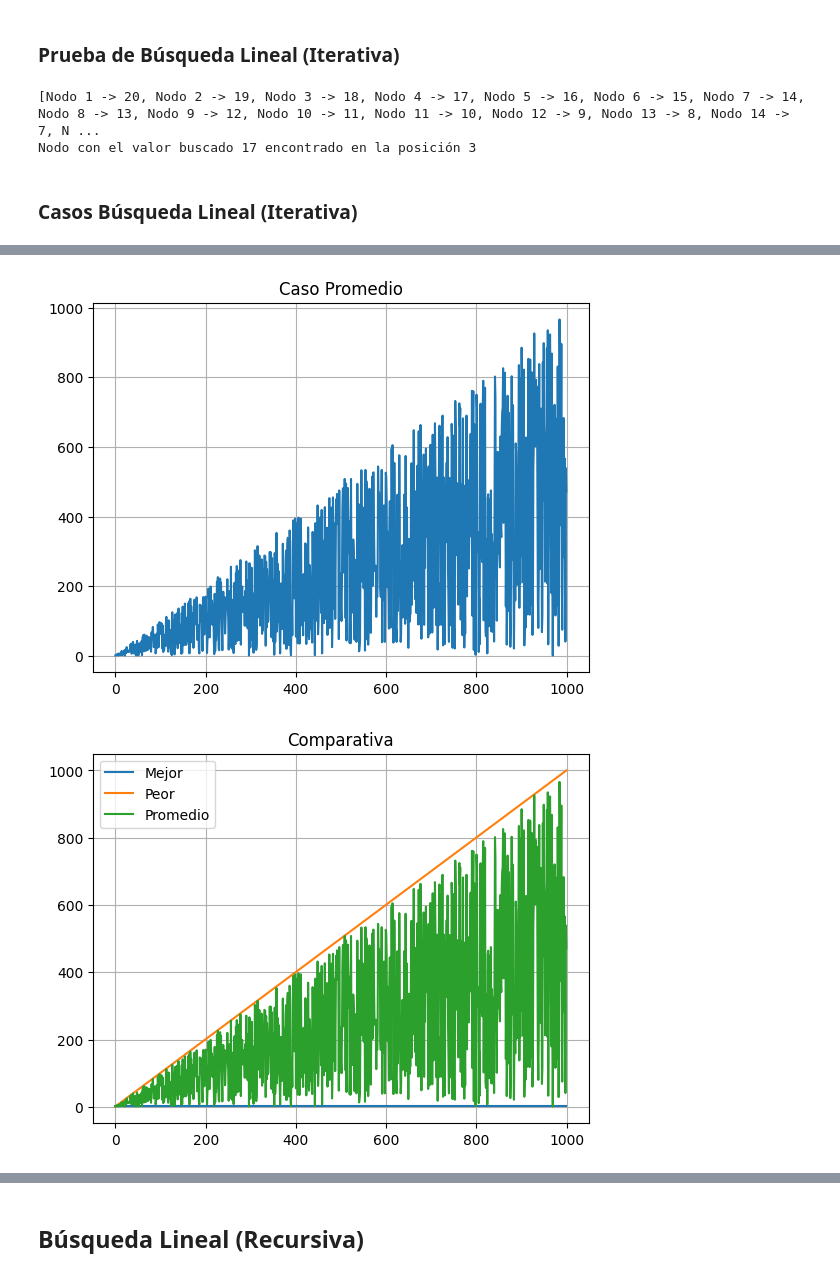
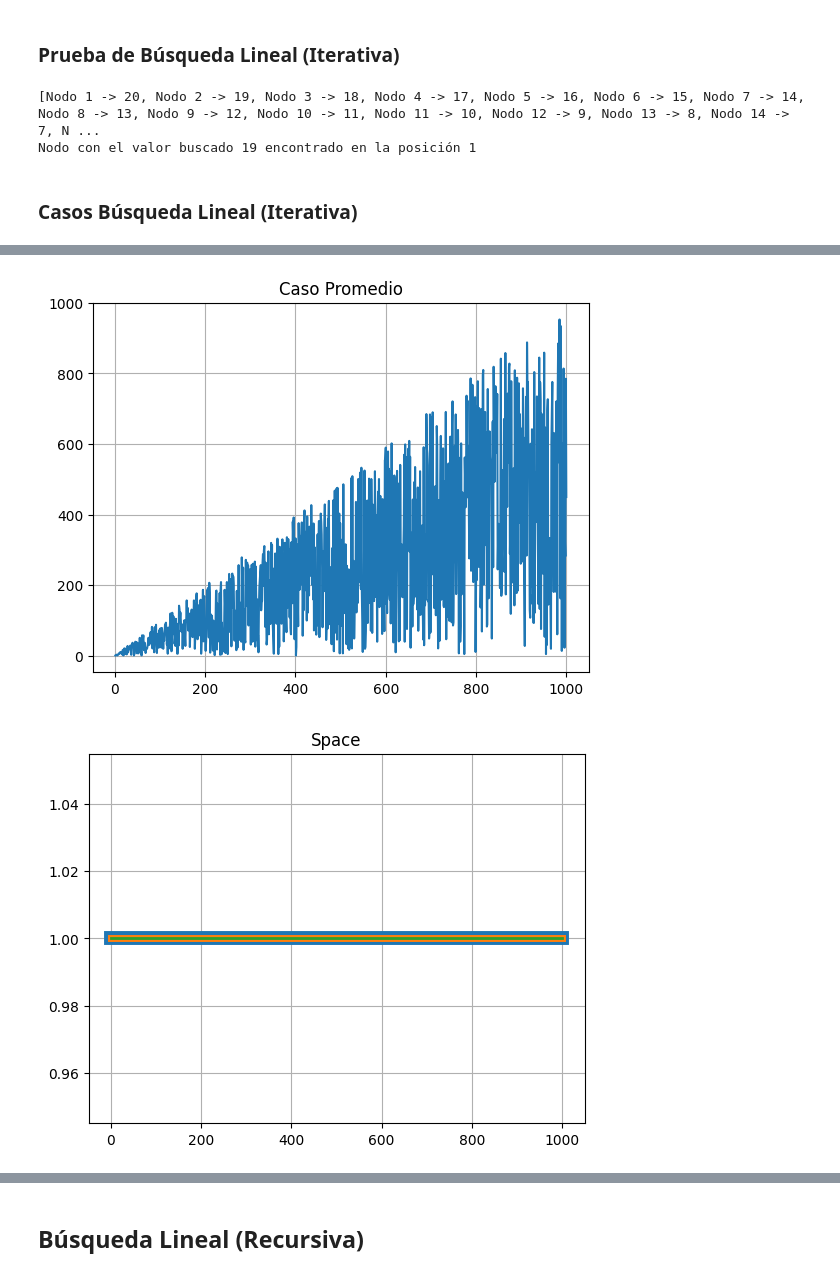
Before and after one commit to amglezb/EDA-II, a Jupyter notebook: GONZALEZ_BARRAGAN-PRACTICA_4/practica4.ipynb, the cells around one changed output, grey strips where cells are left out. Cells and saved outputs as stored; diff of their text form; code cells hidden in the pictures.

```diff
--- a/GONZALEZ_BARRAGAN-PRACTICA_4/practica4.ipynb
+++ b/GONZALEZ_BARRAGAN-PRACTICA_4/practica4.ipynb
@@ -52,51 +118,67 @@ def linear_search_iterative(arr, sought):
 MAX = 20
 arr = create_node_arr(MAX, 1, 0, MAX)
 sought = random.randint(0, MAX)
-index, time = linear_search_iterative(arr, sought)
+index, time, space = linear_search_iterative(arr, sought)
 print(arr)
 print("Nodo con el valor buscado", sought, "encontrado en la posición", index)
 # %% [output]
 [Nodo 1 -> 20, Nodo 2 -> 19, Nodo 3 -> 18, Nodo 4 -> 17, Nodo 5 -> 16, Nodo 6 -> 15, Nodo 7 -> 14, Nodo 8 -> 13, Nodo 9 -> 12, Nodo 10 -> 11, Nodo 11 -> 10, Nodo 12 -> 9, Nodo 13 -> 8, Nodo 14 -> 7, N ...
-Nodo con el valor buscado 17 encontrado en la posición 3
+Nodo con el valor buscado 19 encontrado en la posición 1
 # %% [markdown]
 ### **Casos Búsqueda Lineal (Iterativa)**
 # %%
 MAX = 1000
 arr = create_node_arr(MAX, 0, 0, MAX)
+aux = []
 x = []
 y_mejor = []
 y_peor = []
 y_prom = []
 
+y_mejor_space = []
+y_peor_space = []
+y_prom_space = []
+
 for i in range(MAX):
-    x.append(i)
-    sought_mejor = 0
-    index, time_mejor = linear_search_iterative(arr, sought_mejor)
-    y_mejor.append(time_mejor)
-    sought_peor = i
-    index, time_peor = linear_search_iterative(arr, sought_peor)
-    y_peor.append(time_peor)
-    sought_prom = random.randint(0, i) if i > 0 else 0
-    index, time_prom = linear_search_iterative(arr, sought_prom)
-    y_prom.append(time_prom)
+    aux.append(arr[i])
+    x.append(len(aux))
+    sought = 0 # <--------------------
+    index, time, space = linear_search_iterative(aux, sought)
+    y_mejor.append(time)
+    y_mejor_space.append(space)
+    sought = i # <--------------------
+    index, time, space = linear_search_iterative(aux, sought)
+    y_peor.append(time)
+    y_peor_space.append(space)
+    sought = random.randint(0, i) # <--------------------
+    index, time, space = linear_search_iterative(aux, sought)
+    y_prom.append(time)
+    y_prom_space.append(space)
 
 casos = [{"titulo": "Mejor Caso", "datos_y": y_mejor, "etiqueta": "Mejor"}, {"titulo": "Peor Caso", "datos_y": y_peor, "etiqueta": "Peor"}, {"titulo": "Caso Promedio", "datos_y": y_prom, "etiqueta": "Promedio"}]
 
 for case in casos:
     plt.title(case["titulo"])
     plt.plot(x, case["datos_y"])
     plt.grid(True)
     plt.show()
 
+plt.title("Space")
+plt.plot(x, y_mejor_space, linewidth=10)
+plt.plot(x, y_peor_space, linewidth=5)
+plt.plot(x, y_prom_space, linewidth=2)
+plt.grid(True)
+plt.show()
+
 plt.title("Comparativa")
 for case in casos:
     plt.plot(x, case["datos_y"], label=case["etiqueta"])
 
 plt.grid(True)
 plt.legend()
 plt.show()
 # %% [output]
 [figure]
 [figure]
-[figure, old version]
+[figure, new version]
-[figure, old version]
+[figure, new version]
```
Also changed, not shown: parts of 19 cells of this notebook, 3 other files.
